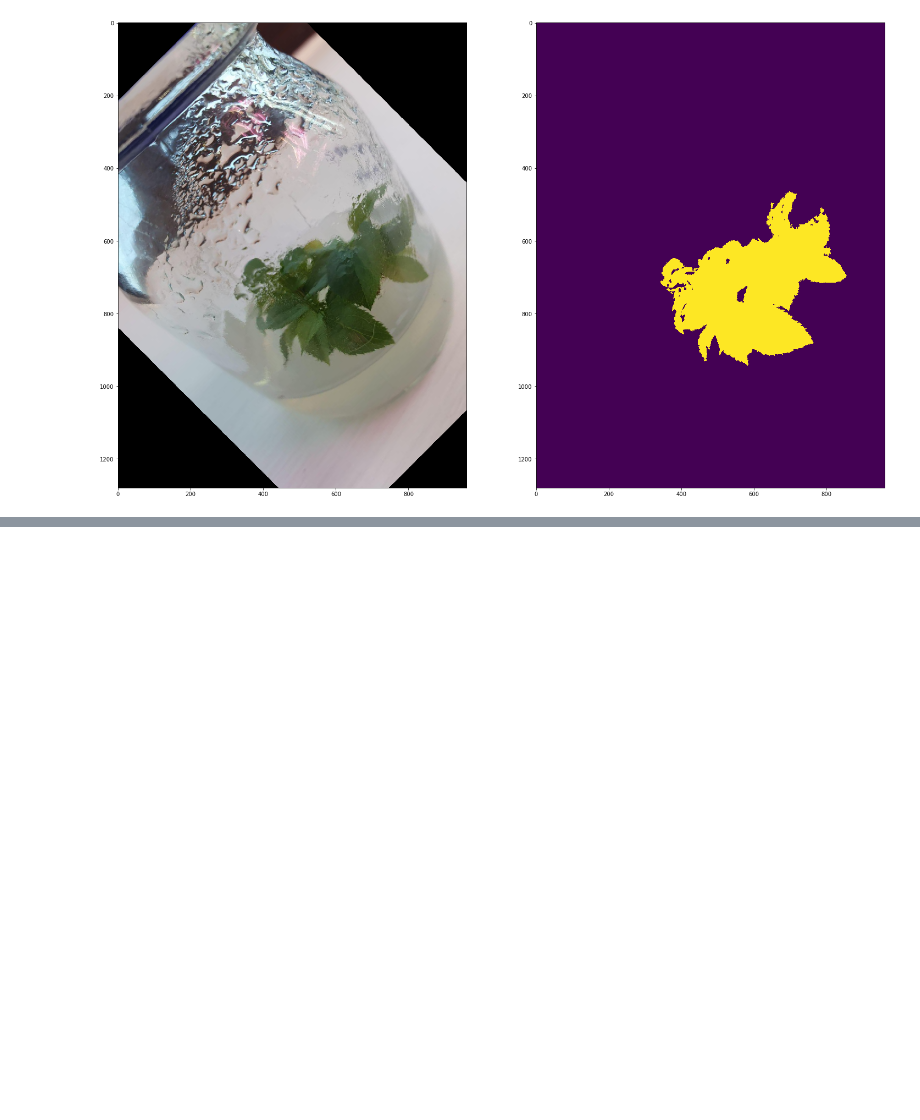
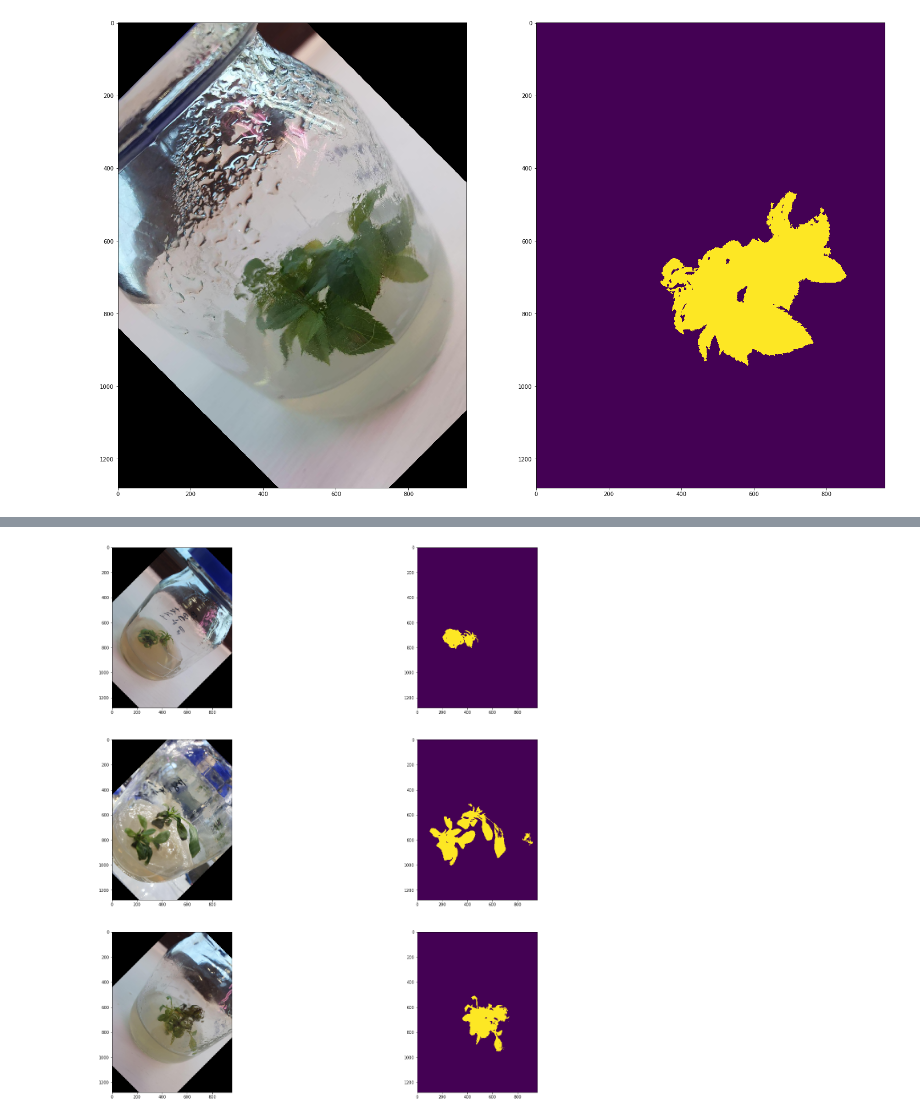
Before and after one commit to iliskhan/keras_plant_segmentation, a Jupyter notebook: scripts/train.ipynb, the cells around one changed output, grey strips where cells are left out. Saved outputs shown, nothing was run; the diff lists cells and outputs as text; code cells hidden in the pictures; blank space fills up the shorter version.

```diff
--- a/scripts/train.ipynb
+++ b/scripts/train.ipynb
@@ -203,0 +208,5 @@ plt.show()
+# %%
+best_model = sm.Unet(BACKBONE)
+
+best_model.load_weights("../models/fcn_best.h5")
+best_model.compile(optimizer=adam, loss="binary_crossentropy", metrics=["acc"])
@@ -203,0 +218,11 @@ plt.show()
+# %%
+pred = best_model.predict(test_x, batch_size=1)
+# %%
+axes = plt.subplots(nrows=3, ncols=2, figsize=(25,25))[1]
+for idx, axis in enumerate(axes):
+    axis[0].imshow(test_x[idx][:,:,::-1])
+    axis[1].imshow(pred[idx, ..., 0] > 0.5)
+
+plt.show()
+# %% [output]
+[figure, added]
```
Also changed, not shown: parts of 10 cells of this notebook, 2 other files.
